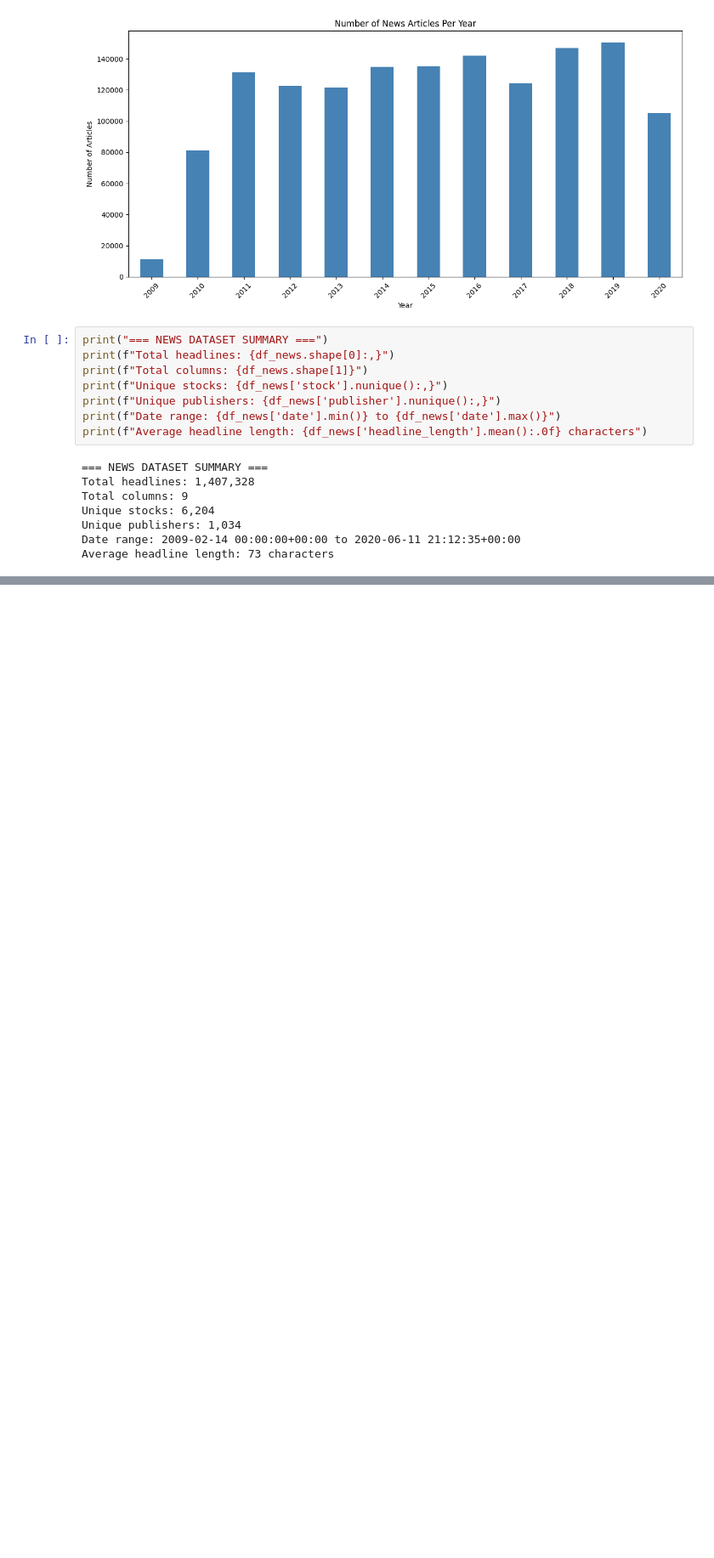
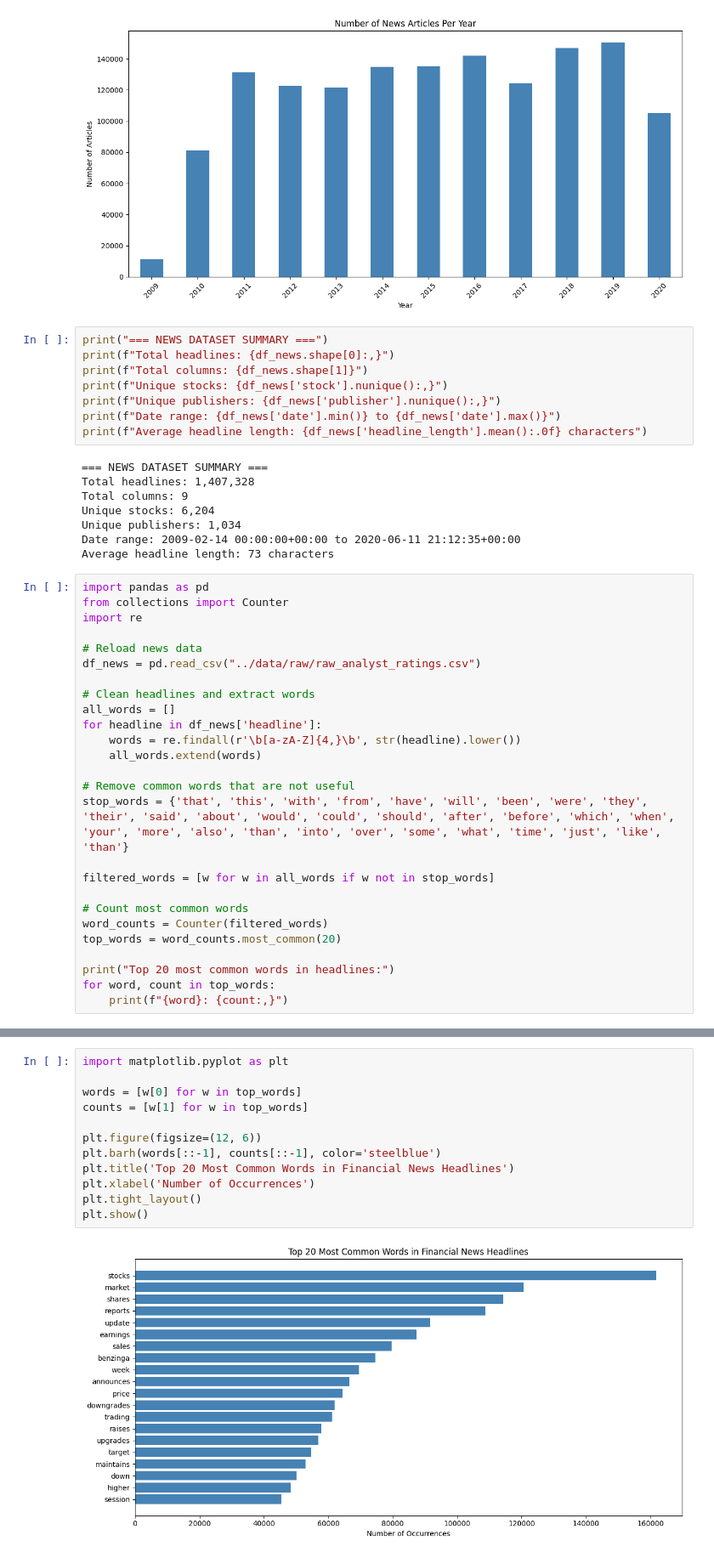
Before and after one commit to rah-salah/news-sentiment-analysis, a Jupyter notebook: notebooks/eda.ipynb, the cells around one changed output, grey strips where cells are left out. Shown at 85% size. Cells and saved outputs as stored; diff of their text form; blank space fills up the shorter version.

```diff
--- a/notebooks/eda.ipynb
+++ b/notebooks/eda.ipynb
@@ -157,3 +159,29 @@ Unique stocks: 6,204
 Unique publishers: 1,034
 Date range: 2009-02-14 00:00:00+00:00 to 2020-06-11 21:12:35+00:00
 Average headline length: 73 characters
+# %%
+import pandas as pd
+from collections import Counter
+import re
+
+# Reload news data
+df_news = pd.read_csv("../data/raw/raw_analyst_ratings.csv")
+
+# Clean headlines and extract words
+all_words = []
+for headline in df_news['headline']:
+    words = re.findall(r'\b[a-zA-Z]{4,}\b', str(headline).lower())
+    all_words.extend(words)
+
+# Remove common words that are not useful
+stop_words = {'that', 'this', 'with', 'from', 'have', 'will', 'been', 'were', 'they', 'their', 'said', 'about', 'would', 'could', 'should', 'after', 'before', 'which', 'when', 'your', 'more', 'also', 'than', 'into', 'over', 'some', 'what', 'time', 'just', 'like', 'than'}
+
+filtered_words = [w for w in all_words if w not in stop_words]
+
+# Count most common words
+word_counts = Counter(filtered_words)
+top_words = word_counts.most_common(20)
+
+print("Top 20 most common words in headlines:")
+for word, count in top_words:
+    print(f"{word}: {count:,}")
@@ -159,0 +206,14 @@ Average headline length: 73 characters
+# %%
+import matplotlib.pyplot as plt
+
+words = [w[0] for w in top_words]
+counts = [w[1] for w in top_words]
+
+plt.figure(figsize=(12, 6))
+plt.barh(words[::-1], counts[::-1], color='steelblue')
+plt.title('Top 20 Most Common Words in Financial News Headlines')
+plt.xlabel('Number of Occurrences')
+plt.tight_layout()
+plt.show()
+# %% [output]
+[figure, added]
```
Also changed, not shown: parts of 2 cells of this notebook, 2 other files.
